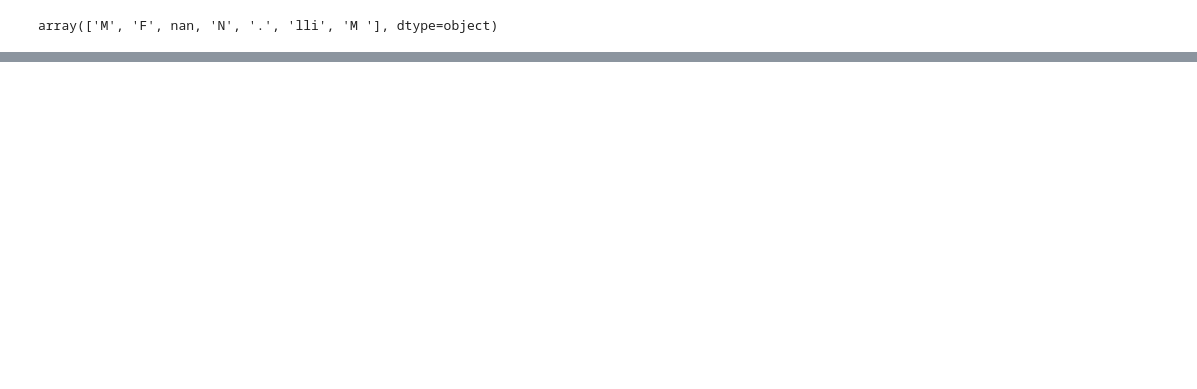
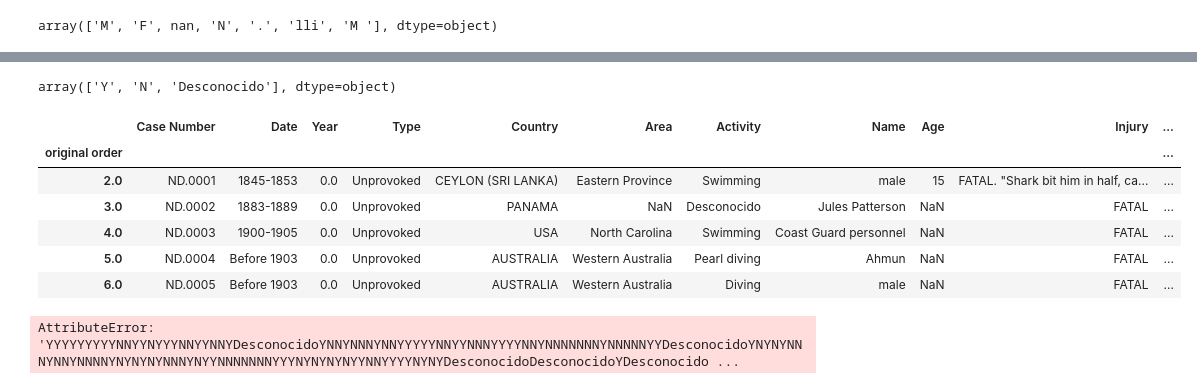
Before and after one commit to Afidalgo-fmm/Pandas-Proyect, a Jupyter notebook: Limpieza.ipynb, the cells around one changed output, grey strips where cells are left out. Drawn from its saved outputs; the diff is of its cells as text; code cells hidden in the pictures; blank space fills up the shorter version.

```diff
--- a/Limpieza.ipynb
+++ b/Limpieza.ipynb
@@ -145,0 +117,26 @@ dfSharks1['Sex'] = dfSharks1.Sex.str.replace('.', 'Desconocido')
+# %%
+#Renombro valores y doy valores a los Nan
+#Para la columna sex:
+dfSharks1['Sex'] = dfSharks1.Sex.str.replace('N', 'M')
+dfSharks1['Sex'] = dfSharks1.Sex.str.strip()
+dfSharks1['Sex'] = dfSharks1.Sex.fillna('Desconocido')
+dfSharks1['Sex'] = dfSharks1.Sex.str.replace('lli', 'Desconocido')
+dfSharks1['Sex'] = dfSharks1.Sex.str.replace('.', 'Desconocido')
+#Para la columna Activity
+dfSharks1['Activity'] = dfSharks1.Activity.str.replace('Fishing / Wading','Shore fishing')
+dfSharks1['Activity'] = dfSharks1.Activity.fillna('Desconocido')
+dfSharks1['Activity'] = dfSharks1.Activity.str.replace('Kayak fishing for sharks', 'Kayak Fishing')
+#Para la columna Country:
+dfSharks1['Country'] = dfSharks1.Country.fillna('Desconocido')
+#Para la columna Fatality:
+dfSharks1['Fatality'] = dfSharks1.Fatality.str.replace('2017','Desconocido')
+dfSharks1['Fatality'] = dfSharks1.Fatality.str.replace('N ','N')
+dfSharks1['Fatality'] = dfSharks1.Fatality.str.replace(' N','N')
+dfSharks1['Fatality'] = dfSharks1.Fatality.str.replace('M','N')
+dfSharks1['Fatality'] = dfSharks1.Fatality.str.replace('y', 'Y')
+dfSharks1['Fatality'] = dfSharks1.Fatality.str.replace('UNKNOWN','Desconocido')
+dfSharks1['Fatality'] = dfSharks1.Fatality.fillna('Desconocido')
+#Para la columna Type:
+dfSharks1['Type'] = dfSharks1.Type.str.replace('Boating','Boat')
+dfSharks1['Type'] = dfSharks1.Type.str.replace('Boatomg','Boat')
+dfSharks1['Type'] = dfSharks1.Type.fillna('Desconocido')
@@ -182,0 +185,4 @@ Length: 212, dtype: int64
+# %%
+dfSharks1['Full_Date'] = dfSharks1["Case Number"].str.extract(r'(\d{4}.\d{2}.\d{2})')
+dfSharks1[['year','month', 'day']] =  dfSharks1.Full_Date.str.split(".", expand=True)
+dfSharks1.year = dfSharks1.year.str.extract(r'(\d{4})')
@@ -182,0 +260,2 @@ Length: 212, dtype: int64
+# %%
+dfSharks1.year = dfSharks1.year.fillna('0')
@@ -182,0 +335,14 @@ Length: 212, dtype: int64
+# %%
+dfSharks1['Fatality'].unique()
+# %% [output]
+array(['Y', 'N', 'Desconocido'], dtype=object)
+# %%
+dfSharks1.head()
+# %% [output]
+|  | Case Number | Date | Year | Type | Country | Area | Activity | Name | Age | Injury | ... |
+| original order |  |  |  |  |  |  |  |  |  |  | ... |
+| 2.0 | ND.0001 | 1845-1853 | 0.0 | Unprovoked | CEYLON (SRI LANKA) | Eastern Province | Swimming | male | 15 | FATAL. "Shark bit him in half, ca... | ... |
+| 3.0 | ND.0002 | 1883-1889 | 0.0 | Unprovoked | PANAMA | NaN | Desconocido | Jules Patterson | NaN | FATAL | ... |
+| 4.0 | ND.0003 | 1900-1905 | 0.0 | Unprovoked | USA | North Carolina | Swimming | Coast Guard personnel | NaN | FATAL | ... |
+| 5.0 | ND.0004 | Before 1903 | 0.0 | Unprovoked | AUSTRALIA | Western Australia | Pearl diving | Ahmun | NaN | FATAL | ... |
+| 6.0 | ND.0005 | Before 1903 | 0.0 | Unprovoked | AUSTRALIA | Western Australia | Diving | male | NaN | FATAL | ... |
@@ -182,0 +351,4 @@ Length: 212, dtype: int64
+# %%
+dfTime = dfSharks1.groupby(dfSharks1['year']>= '1850').agg(dfSharks1.Fatality.sum())
+# %% [output]
+AttributeError: 'YYYYYYYYYNNYYNYYYNNYYNNYDesconocidoYNNYNNNYNNYYYYYNNYYNNNYYYYNNYNNNNNNNYNNNNNYYDesconocidoYNYNYNNNYNNYNNNNYNYNYNYNNNYNYYNNNNNNNYYYNYNYNYNYYNNYYYYNYNYDesconocidoDesconocidoYDesconocido ...
```
Also changed, not shown: parts of 31 cells of this notebook, 3 other files.
